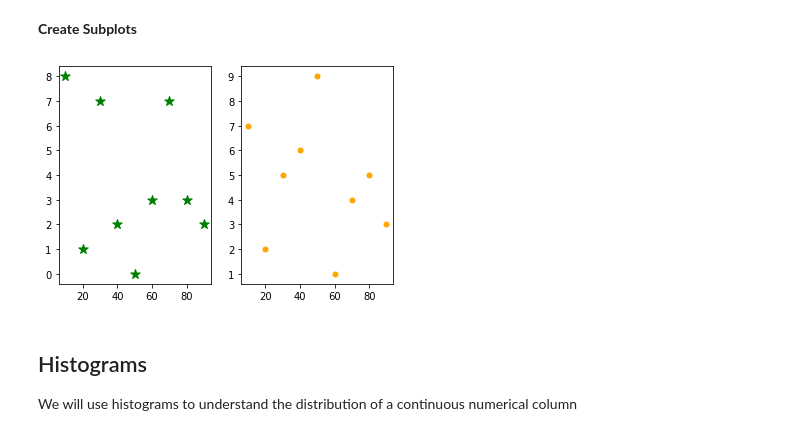
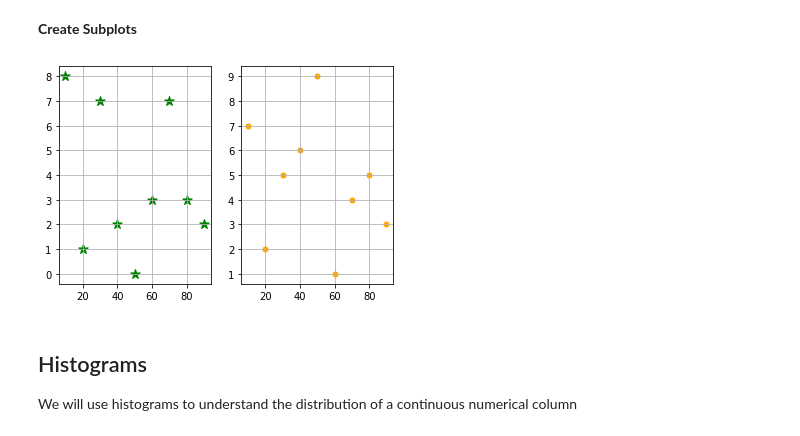
Before and after one commit to World-of-ML-AI/Data-Analysis-Tools, a Jupyter notebook: Matplotlib/Matplotlib Tutorial.ipynb, the cells around one changed output. Cells and saved outputs as stored; diff of their text form; code cells hidden in the pictures.

```diff
--- a/Matplotlib/Matplotlib Tutorial.ipynb
+++ b/Matplotlib/Matplotlib Tutorial.ipynb
@@ -178,13 +183,15 @@ plt.show()
 # %%
 plt.subplot(1, 2, 1)
 plt.scatter(x_sc1, y_sc1, marker="*", color="green", s=100)
+plt.grid(True)
 
 plt.subplot(1, 2, 2)
 plt.scatter(x_sc1, y_sc2, marker=".", color="orange", s=100)
+plt.grid(True)
 
 plt.show()
 # %% [output]
-[figure, old version]
+[figure, new version]
 # %% [markdown]
 ## Histograms
 
```
Also changed, not shown: parts of 6 cells of this notebook.
